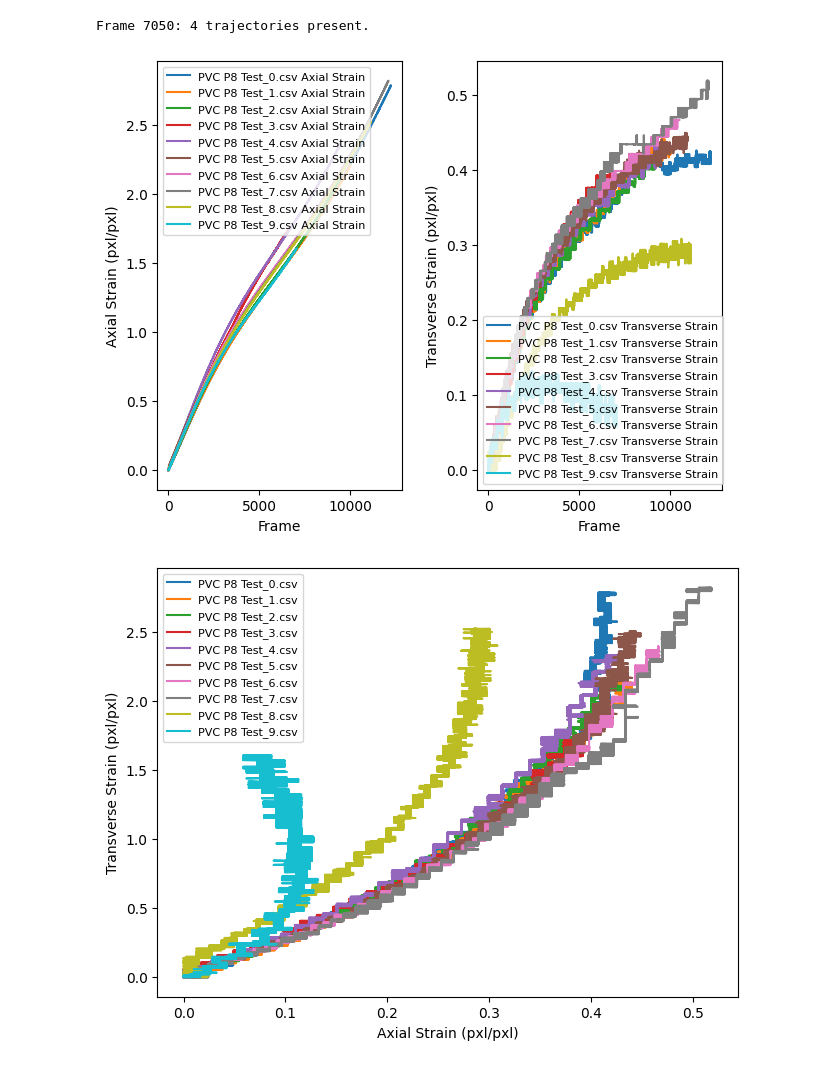
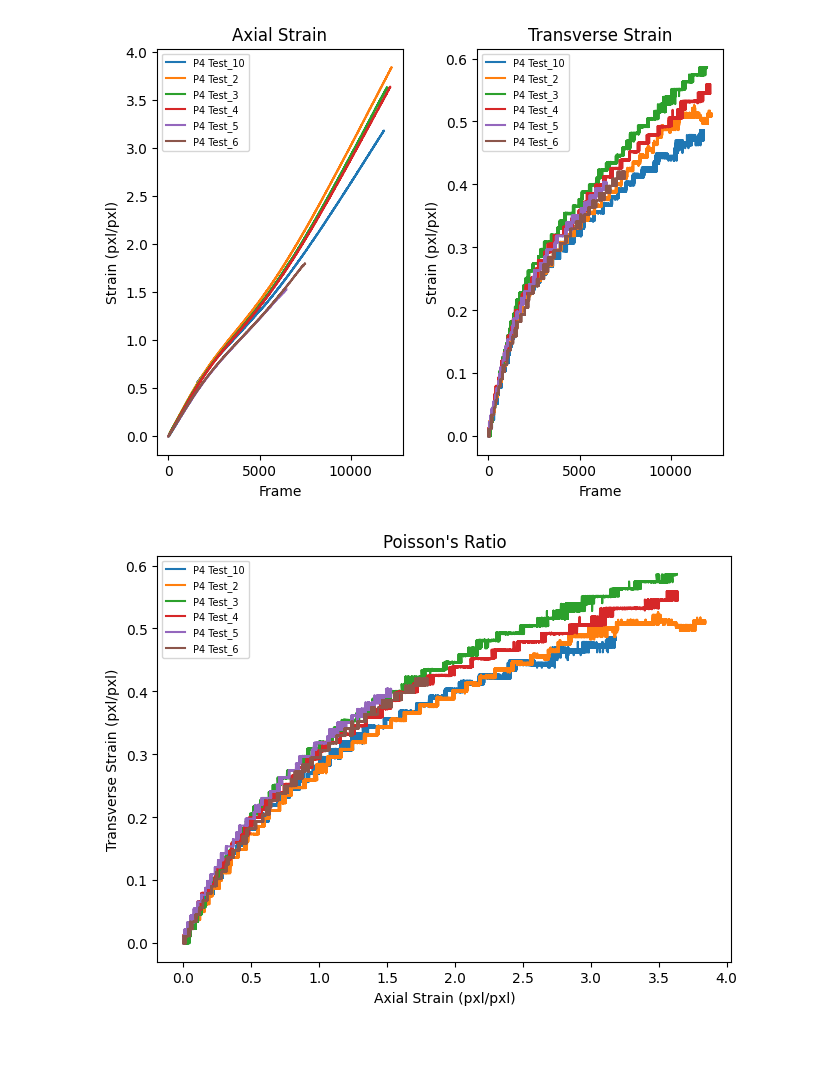
Before and after one commit to TheDuckenEngineer/PVC-Tensile-Experiment, a Jupyter notebook: Strain Processing.ipynb, the cells around one changed output. Cells and saved outputs as stored; diff of their text form; code cells hidden in the pictures.

Commit message:
misc updated and function usage

```diff
--- a/Strain Processing.ipynb
+++ b/Strain Processing.ipynb
@@ -21,12 +21,10 @@ MaskCheck(folderName, searchRegion, lowerColorLims, useKernel, kernelSize)
 from pvc_tensile_experiment.Functions import *
 
 # find the tracked particles
-tracked = ParticleIdentify(folderName, searchRegion, lowerColorLims, useKernel, kernelSize)
+tracked = ParticleIdentify(folderplastiRatio, searchRegion, lowerColorLims, useKernel, kernelSize)
 
 # process the data and compile, getting strain and stress calculations
-axDist, axStrain, transDist, transStrain, stress  = StrainFunction(folderName, tracked)
+axDist, axStrain, transDist, transStrain, stress  = StrainFunction(folderplastiRatio, tracked)
-# %% [output]
-Frame 7050: 4 trajectories present.
 # %%
 """Overlay the individual processed data set on a plot"""
 from pvc_tensile_experiment.Functions import DataReader
@@ -34,10 +32,10 @@ import os; import matplotlib.pyplot as plt
 import numpy as np
 
 # the desired plasticizer ratio
-plastiRatio = 'P8'
+plastiRatio = 'P4'
 
 # list the processed file names
-fileNames = [i for i in os.listdir('Processed data') if i.find(f'{plastiRatio}') != -1]
+fileNames = [i for i in os.listdir('Processed data/Modeling Data') if i.find(f'{plastiRatio}') != -1]
 
 # preallocate the suplots
 fig, axs = plt.subplots(1,2, layout = "constrained")
@@ -46,42 +44,48 @@ fig, axs2 = plt.subplots(2,1, layout = "constrained")
 
 for name in fileNames:
     # read the processed data files
     axDist, axStrain, transDist, transStrain, stress = DataReader(name)
 
     # find true strain and stress from engineering strain
     stretchRatio = 1 + axStrain
     axStrainTrue = np.log(stretchRatio)
     stressTrue = stress*stretchRatio
 
+    # remove csv from the name
+    name = name.removesuffix('.csv').removeprefix('PVC ')
+
     # plot the engineering axial and transverse strain per frame
-    axs[0].plot(axStrain, label = f'{name} Axial Strain')
-    axs[1].plot(transStrain, label = f'{name} Transverse Strain')
+    axs[0].plot(axStrain, label = f'{name}')
+    axs[1].plot(transStrain, label = f'{name}')
+    axs[0].set_title('Axial Strain')
+    axs[1].set_title('Transverse Strain')
     axs[0].set_xlabel('Frame')
     axs[1].set_xlabel('Frame')
-    axs[0].set_ylabel('Axial Strain (pxl/pxl)')
-    axs[1].set_ylabel('Transverse Strain (pxl/pxl)')
-    axs[0].legend(fontsize = 8)
-    axs[1].legend(fontsize = 8)
+    axs[0].set_ylabel('Strain (pxl/pxl)')
+    axs[1].set_ylabel('Strain (pxl/pxl)')
+    axs[0].legend(fontsize = 7)
+    axs[1].legend(fontsize = 7)
 
     # plot poissons ratio
-    axs1.plot(transStrain, axStrain, label = f'{name}' )
+    axs1.plot(axStrain, transStrain, label = f'{name}')
+    axs1.set_title("Poisson's Ratio")
     axs1.set_xlabel('Axial Strain (pxl/pxl)')
     axs1.set_ylabel('Transverse Strain (pxl/pxl)')
-    axs1.legend(fontsize = 8)
+    axs1.legend(fontsize = 7)
 
     # plot engineering stress-strain and true stress-strain
     axs2[0].plot(axStrain, stress, label = f'{name}')
     axs2[1].plot(axStrainTrue, stressTrue, label = f'{name}')
     axs2[0].set_xlabel('Engineering Strain (pxl/pxl)')
     axs2[1].set_xlabel('True Axial Strain (pxl/pxl)')
     axs2[0].set_ylabel('Stress (MPa)')
     axs2[1].set_ylabel('True Stress (MPa)')
     axs2[0].set_title('Engineering Stress-Strain')
     axs2[1].set_title('True Stress-Strain')
-    axs2[0].legend(fontsize = 8)
-    axs2[1].legend(fontsize = 8)
+    axs2[0].legend(fontsize = 7)
+    axs2[1].legend(fontsize = 7)
 
 plt.show()
 # %% [output]
-[figure, old version]
+[figure, new version]
-[figure, old version]
+[figure, new version]
```
Also changed, not shown: parts of 5 cells of this notebook, 5 other files.
